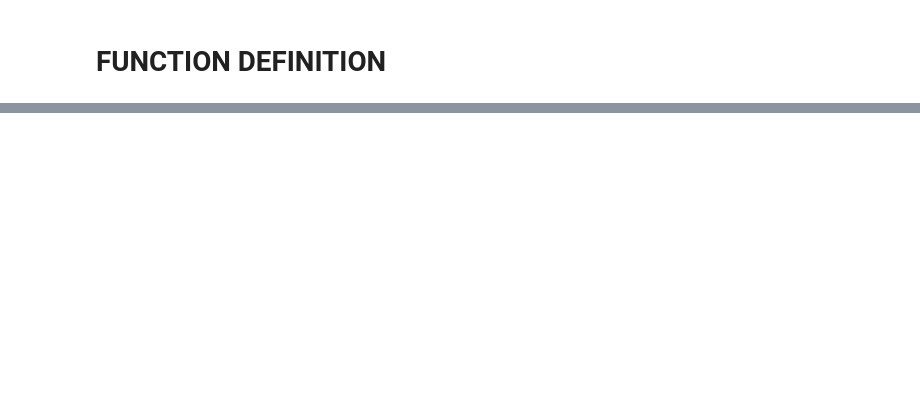
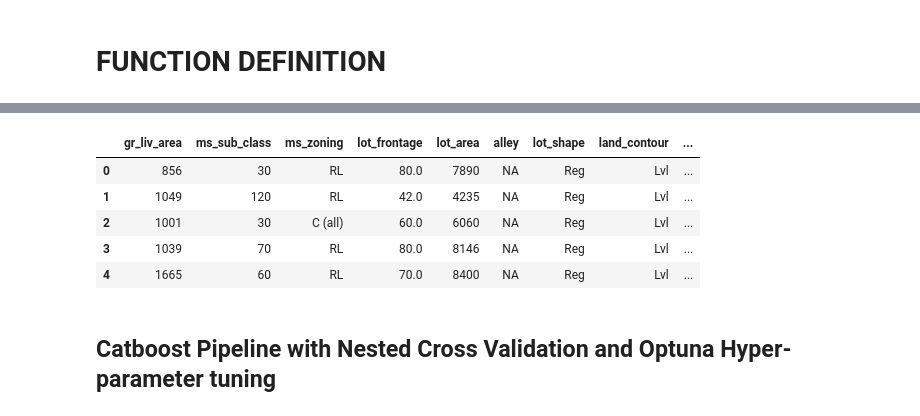
Before and after one commit to eihwood/ML-Ames-Housing, a Jupyter notebook: src/CatBoost_Ames_Housing.ipynb, the cells around one changed output, grey strips where cells are left out. Drawn from its saved outputs; the diff is of its cells as text; code cells hidden in the pictures; blank space fills up the shorter version.

Commit message:
change to output full predictions

```diff
--- a/src/CatBoost_Ames_Housing.ipynb
+++ b/src/CatBoost_Ames_Housing.ipynb
@@ -83,0 +436,4 @@ data.head()
+# %%
+# Train the final model using the best hyperparameters
+final_model_se = cb.CatBoostRegressor(**tune_se.best_params, cat_features=cat_cols, eval_metric="MAE")
+final_model_se.fit(X_train_se, y_train)
@@ -83,0 +549,9 @@ data.head()
+# %%
+# EVALUATION
+tune_full.best_params
+optuna.visualization.plot_optimization_history(tune_full).show(renderer="browser")
+optuna.visualization.plot_param_importances(tune_full).show(renderer="browser")
+# %%
+# Train the final full model using the best hyperparameters
+final_model_full = cb.CatBoostRegressor(**tune_full.best_params, cat_features=cat_cols1, eval_metric="MAE")
+final_model_full.fit(X_train, y_train)
@@ -83,0 +599,19 @@ data.head()
+# %%
+preds = final_model_full.predict(features)
+
+features['sales_price_predict'] = np.exp(preds)
+
+
+
+features.to_csv('../data/L2/CatBoost_Sales_Price_Predictions_Full.csv', index=False)
+# %%
+features.head()
+# %% [output]
+|  | gr_liv_area | ms_sub_class | ms_zoning | lot_frontage | lot_area | alley | lot_shape | land_contour | ... |
+| 0 | 856 | 30 | RL | 80.0 | 7890 | NA | Reg | Lvl | ... |
+| 1 | 1049 | 120 | RL | 42.0 | 4235 | NA | Reg | Lvl | ... |
+| 2 | 1001 | 30 | C (all) | 60.0 | 6060 | NA | Reg | Lvl | ... |
+| 3 | 1039 | 70 | RL | 80.0 | 8146 | NA | Reg | Lvl | ... |
+| 4 | 1665 | 60 | RL | 70.0 | 8400 | NA | Reg | Lvl | ... |
+# %% [markdown]
+## Catboost Pipeline with Nested Cross Validation and Optuna Hyper-parameter tuning
```
Also changed, not shown: parts of 37 cells of this notebook.
